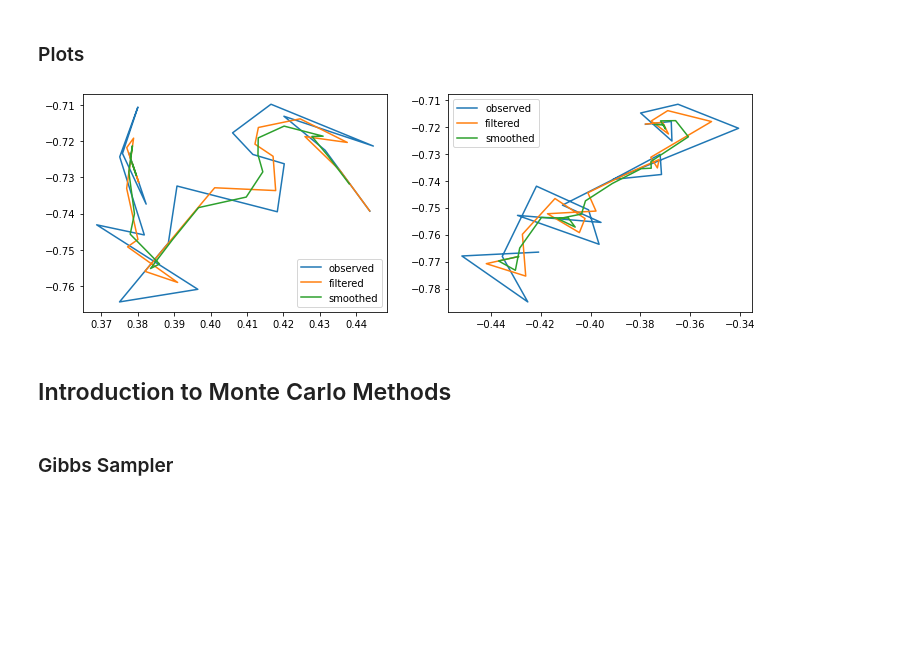
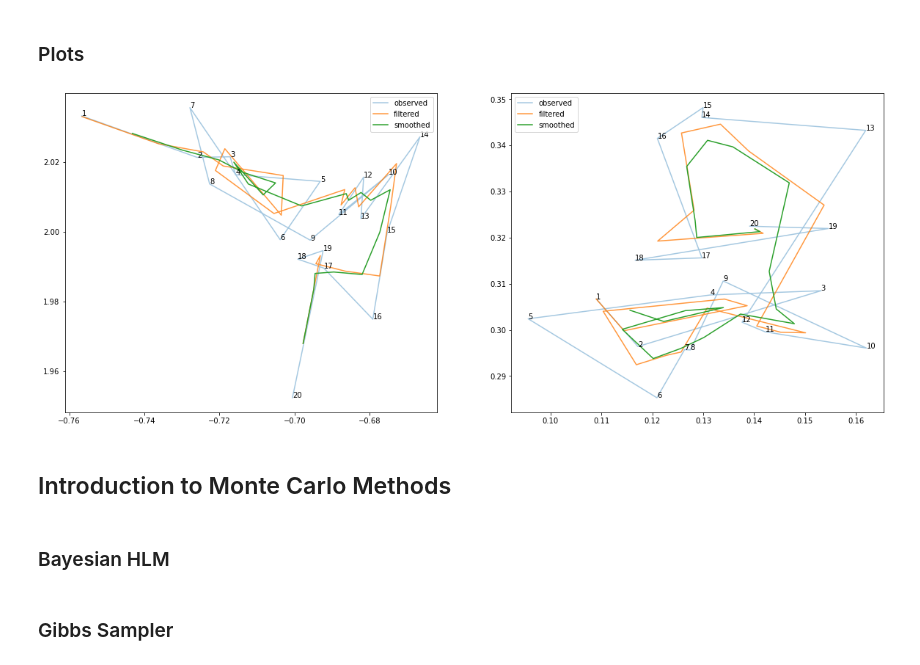
Before and after one commit to kaijennissen/fbprophet, a Jupyter notebook: notebooks/0_Structural_Time_Series.ipynb, the cells around one changed output. Saved outputs shown, nothing was run; the diff lists cells and outputs as text; code cells hidden in the pictures; blank space fills up the shorter version.

```diff
--- a/notebooks/0_Structural_Time_Series.ipynb
+++ b/notebooks/0_Structural_Time_Series.ipynb
@@ -91,3 +79,9 @@ trajectories = model.sample(samples)
+# %%
+# generate observations
+samples=2
+trajectories=build_model(num_timesteps=20, scale_std=0.1, noise_std=0.1, ndims=2).sample(samples)
+# %%
+model = build_model(num_timesteps=20, scale_std=0.1, noise_std=0.1, ndims=2)
 # %% [markdown]
 #### Filtering
 # %%
@@ -98,36 +92,23 @@ log_likelihood, filtered_means, filtered_covs, predicted_means, predicted_covs,o
 smoothed_means, smoothed_covs = model.backward_smoothing_pass(filtered_means, filtered_covs, predicted_means, predicted_covs)
 # %% [markdown]
 #### Posterior Simulation = Smoothing
-# %%
-x = model.sample(5) # Sample from the prior on sequences of observations.
-lp = model.log_prob(x) # Marginal likelihood of a (batch of) observations.
-
-# Compute the filtered posterior on latent states given observations,
-# and extract the mean and covariance for the current (final) timestep.
-_, filtered_means, filtered_covs, _, _ = model.forward_filter(x)
-current_location_posterior = tfd.MultivariateNormalFullCovariance(
-              loc=filtered_means[..., -1, :],
-              scale=filtered_covs[..., -1, :])
-
-# Run a smoothing recursion to extract posterior marginals for locations
-# at previous timesteps.
-posterior_means, posterior_covs = model.posterior_marginals(x)
-initial_location_posterior = tfd.MultivariateNormalFullCovariance(
-              loc=posterior_means[..., 0, :],
-              scale=posterior_covs[..., 0, :])
 # %% [markdown]
 ### Plots
 # %%
-fig, ax = plt.subplots(1, samples, figsize=(12,4))
+fig, ax = plt.subplots(1, samples, figsize=(20,8))
 for i in range(samples):
-    ax[i].plot(trajectories[i, :, 0], trajectories[i, :, 1], label="observed")
-    ax[i].plot(filtered_means[i, :, 0], filtered_means[i, :, 1], label="filtered")
-    ax[i].plot(smoothed_means[i, :, 0], smoothed_means[i, :, 1], label="smoothed")
+    ax[i].plot(trajectories[i, :, 0], trajectories[i, :, 1], alpha=0.4, label="observed")
+    ax[i].plot(filtered_means[i, :, 0], filtered_means[i, :, 1], alpha=0.8, label="filtered")
+    ax[i].plot(smoothed_means[i, :, 0], smoothed_means[i, :, 1], alpha=1, label="smoothed")
     ax[i].legend()
+    for j in range(trajectories.shape[1]):
+        ax[i].text(trajectories[i, j, 0], trajectories[i, j, 1], str(j+1))
 # %% [output]
-[figure, old version]
+[figure, new version]
 # %% [markdown]
 ## Introduction to Monte Carlo Methods
+# %% [markdown]
+### Bayesian HLM
 # %% [markdown]
 ### Gibbs Sampler
 # %% [markdown]
```
Also changed, not shown: parts of 11 cells of this notebook, 1 other file.
